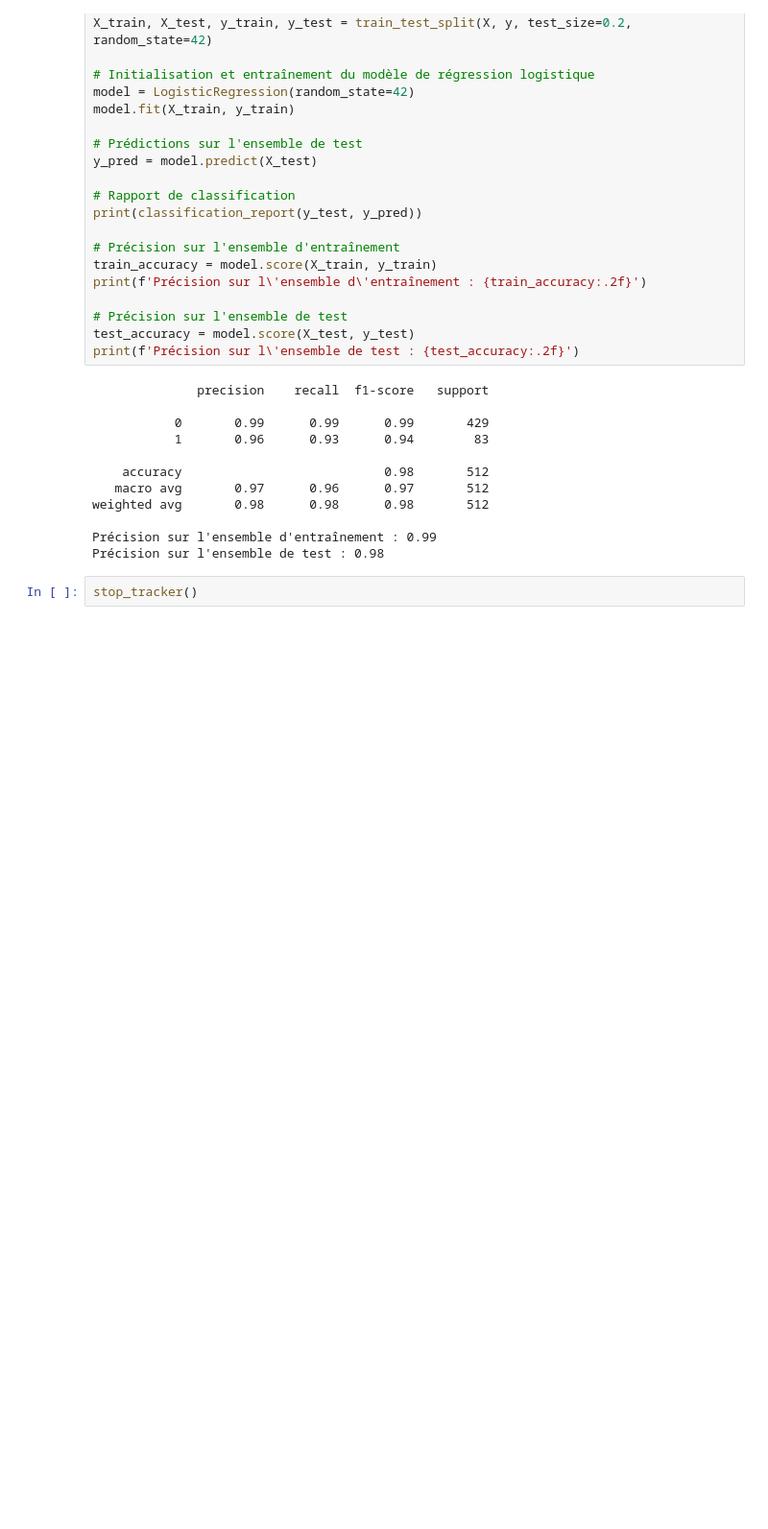
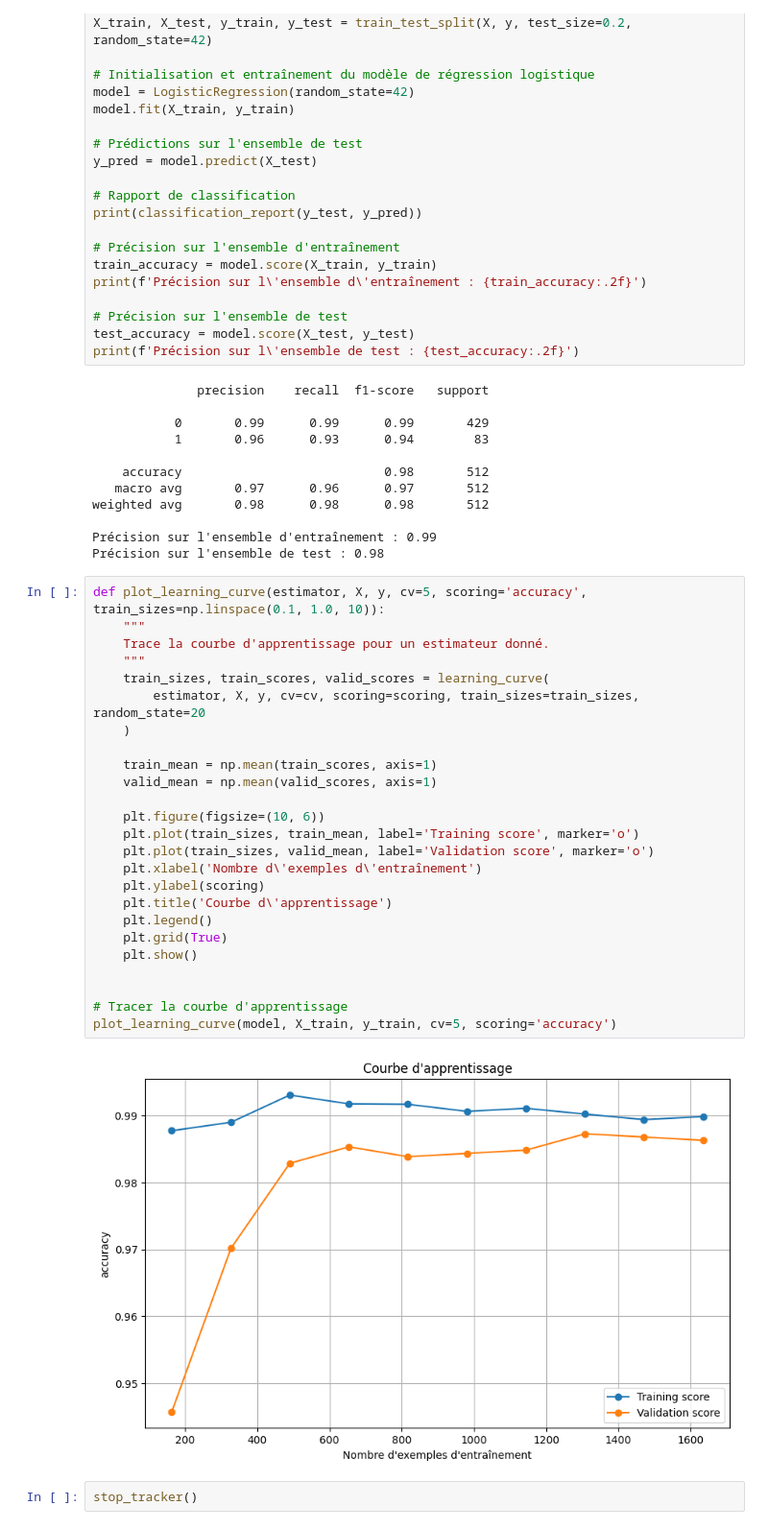
Before and after one commit to HamoumaAmine/Depression-Risk-Factors-Analysis-and-Prediction-Model, a Jupyter notebook: main.ipynb, the cells around one changed output. Shown at 96% size. Drawn from its saved outputs; the diff is of its cells as text; blank space fills up the shorter version.

Commit message:
models final

```diff
--- a/main.ipynb
+++ b/main.ipynb
@@ -506,5 +505,32 @@ weighted avg       0.98      0.98      0.98       512
 
 Précision sur l'ensemble d'entraînement : 0.99
 Précision sur l'ensemble de test : 0.98
+# %%
+def plot_learning_curve(estimator, X, y, cv=5, scoring='accuracy', train_sizes=np.linspace(0.1, 1.0, 10)):
+    """
+    Trace la courbe d'apprentissage pour un estimateur donné.
+    """
+    train_sizes, train_scores, valid_scores = learning_curve(
+        estimator, X, y, cv=cv, scoring=scoring, train_sizes=train_sizes, random_state=20
+    )
+
+    train_mean = np.mean(train_scores, axis=1)
+    valid_mean = np.mean(valid_scores, axis=1)
+
+    plt.figure(figsize=(10, 6))
+    plt.plot(train_sizes, train_mean, label='Training score', marker='o')
+    plt.plot(train_sizes, valid_mean, label='Validation score', marker='o')
+    plt.xlabel('Nombre d\'exemples d\'entraînement')
+    plt.ylabel(scoring)
+    plt.title('Courbe d\'apprentissage')
+    plt.legend()
+    plt.grid(True)
+    plt.show()
+
+
+# Tracer la courbe d'apprentissage
+plot_learning_curve(model, X_train, y_train, cv=5, scoring='accuracy')
+# %% [output]
+[figure, added]
 # %%
 stop_tracker()
```
Also changed, not shown: parts of 3 cells of this notebook, 1 other file.
